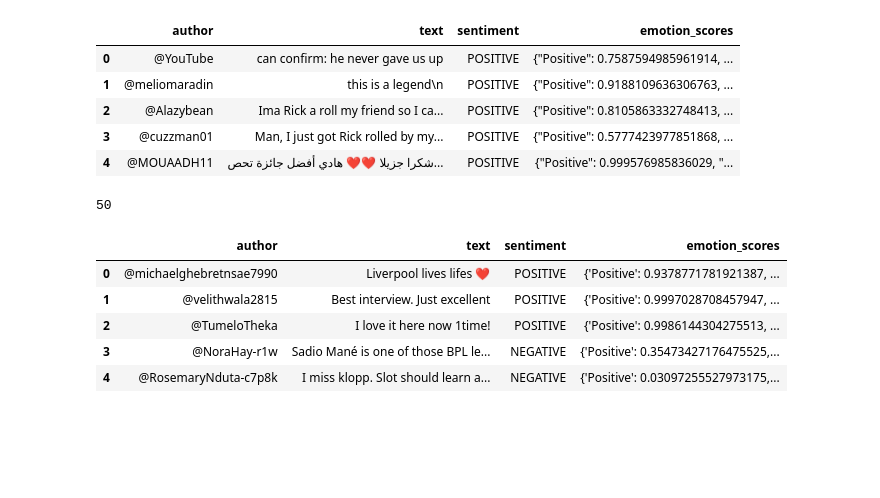
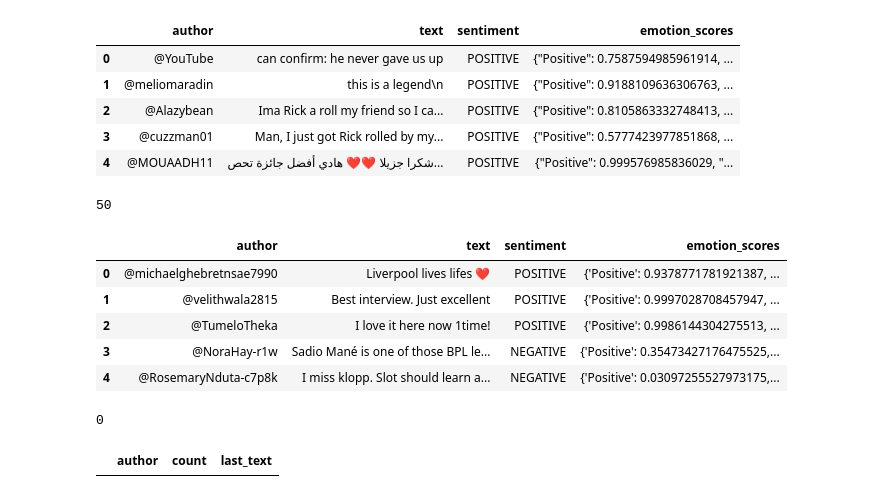
Before and after one commit to Storm00212/Data-manipulation-using-python, a Jupyter notebook: Reading_data_from_tweets.ipynb, the cells around one changed output. Drawn from its saved outputs; the diff is of its cells as text; code cells hidden in the pictures; blank space fills up the shorter version.

Commit message:
Read last file

```diff
--- a/Reading_data_from_tweets.ipynb
+++ b/Reading_data_from_tweets.ipynb
@@ -60,3 +60,11 @@ df4.head()
 | 2 | @TumeloTheka | I love it here now 1time! | POSITIVE | {'Positive': 0.9986144304275513, ... |
 | 3 | @NoraHay-r1w | Sadio Mané is one of those BPL le... | NEGATIVE | {'Positive': 0.35473427176475525,... |
 | 4 | @RosemaryNduta-c7p8k | I miss klopp. Slot should learn a... | NEGATIVE | {'Positive': 0.03097255527973175,... |
+# %%
+file_path5="/content/drive/MyDrive/Data/youtube_stalkers_xQ3MzNPmCxk_20251121T122030Z.csv"
+df5=pd.read_csv(file_path5)
+print(len(df5))
+df5.head()
+# %% [output]
+0
+|  | author | count | last_text |
```
